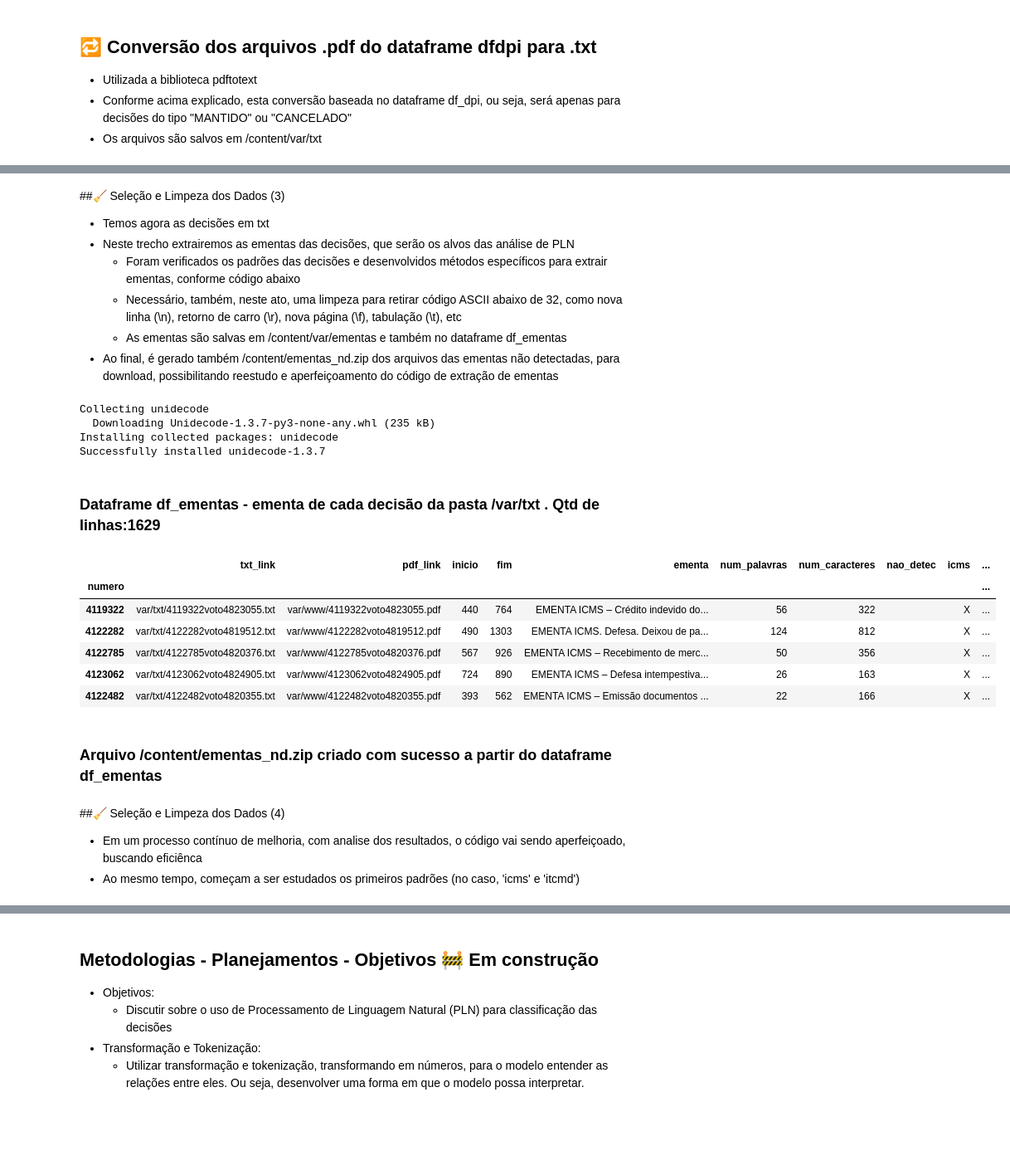
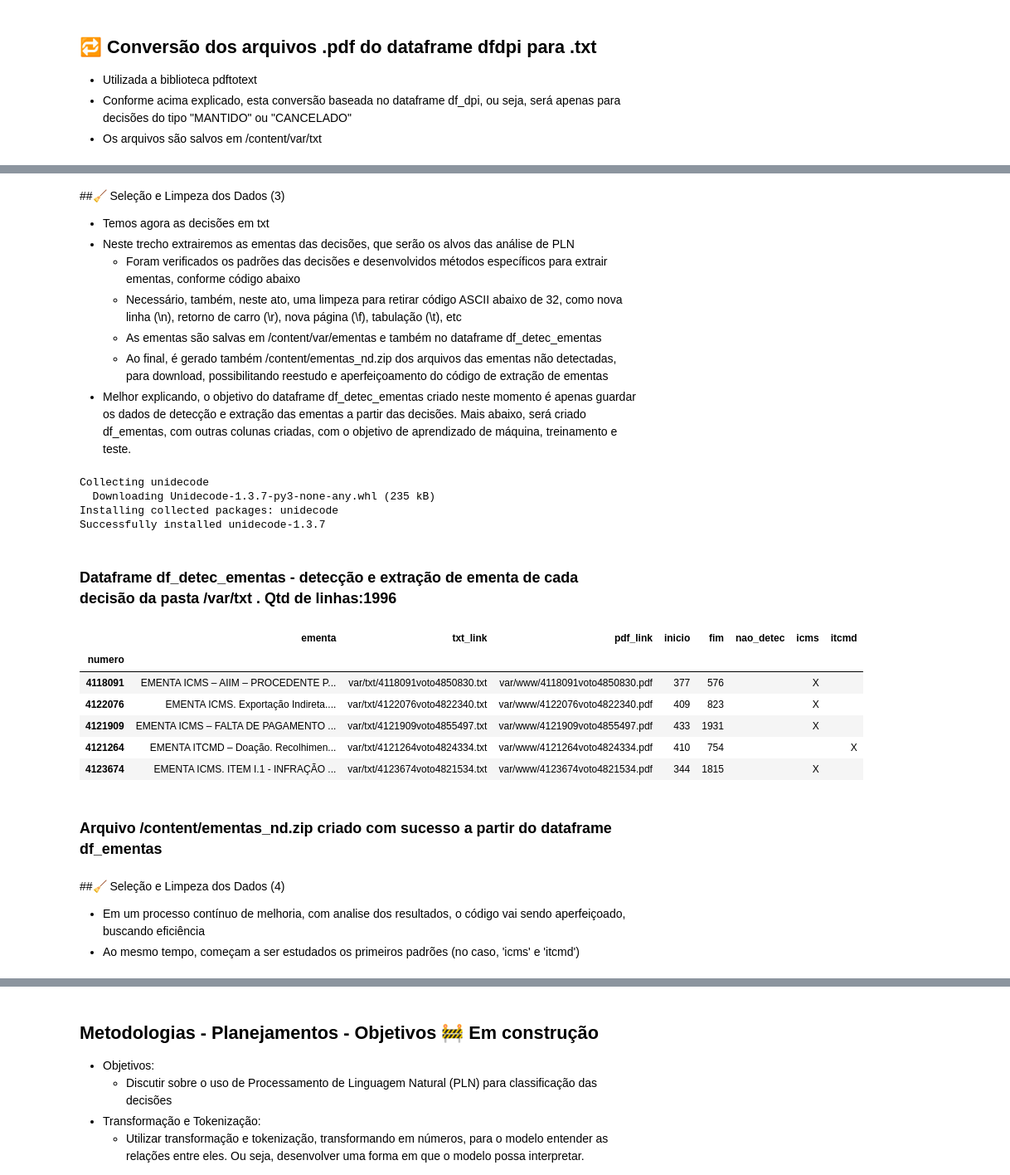
Before and after one commit to pmarote/tcc, a Jupyter notebook: tcc.ipynb, the cells around one changed output, grey strips where cells are left out. Shown: that part at 83% size. Drawn from its saved outputs; the diff is of its cells as text; code cells hidden in the pictures; blank space fills up the shorter version.

```diff
--- a/tcc.ipynb
+++ b/tcc.ipynb
@@ -490,8 +440,9 @@ print("\nFinalizado!")
 - Neste trecho extrairemos as ementas das decisões, que serão os alvos das análise de PLN
   - Foram verificados os padrões das decisões e desenvolvidos métodos específicos para extrair ementas, conforme código abaixo
   - Necessário, também, neste ato, uma limpeza para retirar código ASCII abaixo de 32, como nova linha (\n), retorno de carro (\r), nova página (\f), tabulação (\t), etc
-  - As ementas são salvas em /content/var/ementas e também no dataframe df_ementas
-- Ao final, é gerado também /content/ementas_nd.zip dos arquivos das ementas não detectadas, para download, possibilitando reestudo e aperfeiçoamento do código de extração de ementas
+  - As ementas são salvas em /content/var/ementas e também no dataframe df_detec_ementas
+  - Ao final, é gerado também /content/ementas_nd.zip dos arquivos das ementas não detectadas, para download, possibilitando reestudo e aperfeiçoamento do código de extração de ementas
+- Melhor explicando, o objetivo do dataframe df_detec_ementas criado neste momento é apenas guardar os dados de detecção e extração das ementas a partir das decisões. Mais abaixo, será criado df_ementas, com outras colunas criadas, com o objetivo de aprendizado de máquina, treinamento e teste.
 # %%
 # unidecode é aqui usado basicamente para converter caracteres acentuados para não acentuados
 # não está disponível nativamente no GoogleColab e, assim, na primeira utilização, necessário executar este código
@@ -560,63 +511,62 @@ for arquivo in arquivos_txt:
     pdf_link = 'var/www/' + os.path.basename(arquivo)[:-4] + ".pdf"
     if inicio != -1 and fim != -1:
         i += 1
-        # display(HTML(f'<h4>Seleção #{i} {inicio}/{fim} <a href="{txt_link}" target="_blank">txt</a> <a href="{pdf_link}" target="_blank">pdf</a></h4>'))
         texto_desejado = conteudo[inicio:fim]
         # retirando mudança de linha
         texto_desejado = texto_desejado.replace('\n', ' ').replace('\r', ' ')
         # retirando mais que um espaço
         texto_desejado = re.sub(' +', ' ', texto_desejado)
         ementa = texto_desejado
     else:
-        # display(HTML(f'<h4>Seleção #{i} {inicio}/{fim} <a href="{txt_link}" target="_blank">txt</a> <a href="{pdf_link}" target="_blank">pdf</a></h4>'))
         ementa = "Não consegui detectar a ementa!"
     # Substituir todos os caracteres de controle ASCII por uma string vazia
     ementa_limpa = re.sub('[\x00-\x1F]', ' ', ementa)
     with open(ementa_link, "w") as f:
         f.write(ementa_limpa)
 
-    dados.append({'numero': int(os.path.basename(arquivo)[:7]), 'txt_link': txt_link,
-                  'pdf_link': pdf_link, 'inicio': inicio,
-                  'fim': fim, 'ementa': ementa_limpa.strip()})
+    dados.append({'numero': int(os.path.basename(arquivo)[:7]),
+                  'ementa': ementa_limpa.strip(),
+                  'txt_link': txt_link, 'pdf_link': pdf_link,
+                  'inicio': inicio, 'fim': fim})
 
-df_ementas = pd.DataFrame(dados)
-df_ementas.set_index('numero', inplace=True)
-df_ementas['num_palavras'] = df_ementas['ementa'].apply(lambda x: len(str(x).split(" ")))
-df_ementas['num_caracteres'] = df_ementas['ementa'].str.len()  # inclusive espaços
-df_ementas['nao_detec'] = df_ementas['fim'].apply(lambda x: 'X' if x == -1 else '')
-df_ementas['icms'] = df_ementas['ementa'].apply(lambda x: 'X' if 'icms' in str(x).lower() else '')
-df_ementas['itcmd'] = df_ementas['ementa'].apply(lambda x: 'X' if 'itcmd' in str(x).lower() else '')
-display(HTML(f'<h3>Dataframe df_ementas - ementa de cada decisão da pasta /var/txt . Qtd de linhas:{df_ementas.shape[0]}</h3>'))
-display(df_ementas.head())
+df_detec_ementas = pd.DataFrame(dados)
+df_detec_ementas.set_index('numero', inplace=True)
+df_detec_ementas['nao_detec'] = df_detec_ementas['fim'].apply(lambda x: 'X' if x == -1 else '')
+df_detec_ementas['icms'] = df_detec_ementas['ementa'].apply(lambda x: 'X' if 'icms' in str(x).lower() else '')
+df_detec_ementas['itcmd'] = df_detec_ementas['ementa'].apply(lambda x: 'X' if 'itcmd' in str(x).lower() else '')
+display(HTML(f'<h3>Dataframe df_detec_ementas - detecção e extração de ementa de cada decisão da pasta /var/txt'
+             + f' . Qtd de linhas:{df_detec_ementas.shape[0]}</h3>'))
+display(df_detec_ementas.head())
 
-df_ementas_nd = df_ementas[df_ementas['nao_detec'] == 'X']
+df_ementas_nd = df_detec_ementas[df_detec_ementas['nao_detec'] == 'X']
 zip_file_path = os.path.join(config['SRC_DIR'], 'ementas_nd.zip')
 with zipfile.ZipFile(zip_file_path, 'w', zipfile.ZIP_DEFLATED) as zipf:
     for index, row in df_ementas_nd.iterrows():
         pdf_file = os.path.join(config['SRC_DIR'], row['pdf_link'])
         zipf.write(pdf_file, arcname=row['pdf_link'])
         txt_file = os.path.join(config['SRC_DIR'], row['txt_link'])
         zipf.write(txt_file, arcname=row['txt_link'])
         ementa_link = os.path.join(config['VAR_DIR'], 'ementas',
                                    os.path.basename(row['txt_link']))
         ementa_arcname = os.path.join('var', 'ementas',
                                    os.path.basename(row['txt_link']))
         zipf.write(ementa_link, arcname=ementa_arcname)
+del df_ementas_nd  # exclui porque é um dataframe temporário
 display(HTML(f'<h3>Arquivo {zip_file_path} criado com sucesso a partir do dataframe df_ementas</h3>'))
 # %% [output]
-Dataframe df_ementas - ementa de cada decisão da pasta /var/txt . Qtd de linhas:1629
+Dataframe df_detec_ementas - detecção e extração de ementa de cada decisão da pasta /var/txt . Qtd de linhas:1996
-|  | txt_link | pdf_link | inicio | fim | ementa | num_palavras | num_caracteres | nao_detec | icms | ... |
-| numero |  |  |  |  |  |  |  |  |  | ... |
-| 4119322 | var/txt/4119322voto4823055.txt | var/www/4119322voto4823055.pdf | 440 | 764 | EMENTA ICMS – Crédito indevido do... | 56 | 322 |  | X | ... |
-| 4122282 | var/txt/4122282voto4819512.txt | var/www/4122282voto4819512.pdf | 490 | 1303 | EMENTA ICMS. Defesa. Deixou de pa... | 124 | 812 |  | X | ... |
-| 4122785 | var/txt/4122785voto4820376.txt | var/www/4122785voto4820376.pdf | 567 | 926 | EMENTA ICMS – Recebimento de merc... | 50 | 356 |  | X | ... |
-| 4123062 | var/txt/4123062voto4824905.txt | var/www/4123062voto4824905.pdf | 724 | 890 | EMENTA ICMS – Defesa intempestiva... | 26 | 163 |  | X | ... |
-| 4122482 | var/txt/4122482voto4820355.txt | var/www/4122482voto4820355.pdf | 393 | 562 | EMENTA ICMS – Emissão documentos ... | 22 | 166 |  | X | ... |
+|  | ementa | txt_link | pdf_link | inicio | fim | nao_detec | icms | itcmd |
+| numero |  |  |  |  |  |  |  |  |
+| 4118091 | EMENTA ICMS – AIIM – PROCEDENTE P... | var/txt/4118091voto4850830.txt | var/www/4118091voto4850830.pdf | 377 | 576 |  | X |  |
+| 4122076 | EMENTA ICMS. Exportação Indireta.... | var/txt/4122076voto4822340.txt | var/www/4122076voto4822340.pdf | 409 | 823 |  | X |  |
+| 4121909 | EMENTA ICMS – FALTA DE PAGAMENTO ... | var/txt/4121909voto4855497.txt | var/www/4121909voto4855497.pdf | 433 | 1931 |  | X |  |
+| 4121264 | EMENTA ITCMD – Doação. Recolhimen... | var/txt/4121264voto4824334.txt | var/www/4121264voto4824334.pdf | 410 | 754 |  |  | X |
+| 4123674 | EMENTA ICMS. ITEM I.1 - INFRAÇÃO ... | var/txt/4123674voto4821534.txt | var/www/4123674voto4821534.pdf | 344 | 1815 |  | X |  |
 Arquivo /content/ementas_nd.zip criado com sucesso a partir do dataframe df_ementas
 # %% [markdown]
 ##🧹 Seleção e Limpeza dos Dados (4)
 
-  - Em um processo contínuo de melhoria, com analise dos resultados, o código vai sendo aperfeiçoado, buscando eficiênca
+  - Em um processo contínuo de melhoria, com analise dos resultados, o código vai sendo aperfeiçoado, buscando eficiência
   - Ao mesmo tempo, começam a ser estudados os primeiros padrões (no caso, 'icms' e 'itcmd')
 # %%
 # Contar quantas vezes 'icms' aparece no campo 'ementa'
```
Also changed, not shown: parts of 44 cells of this notebook.
